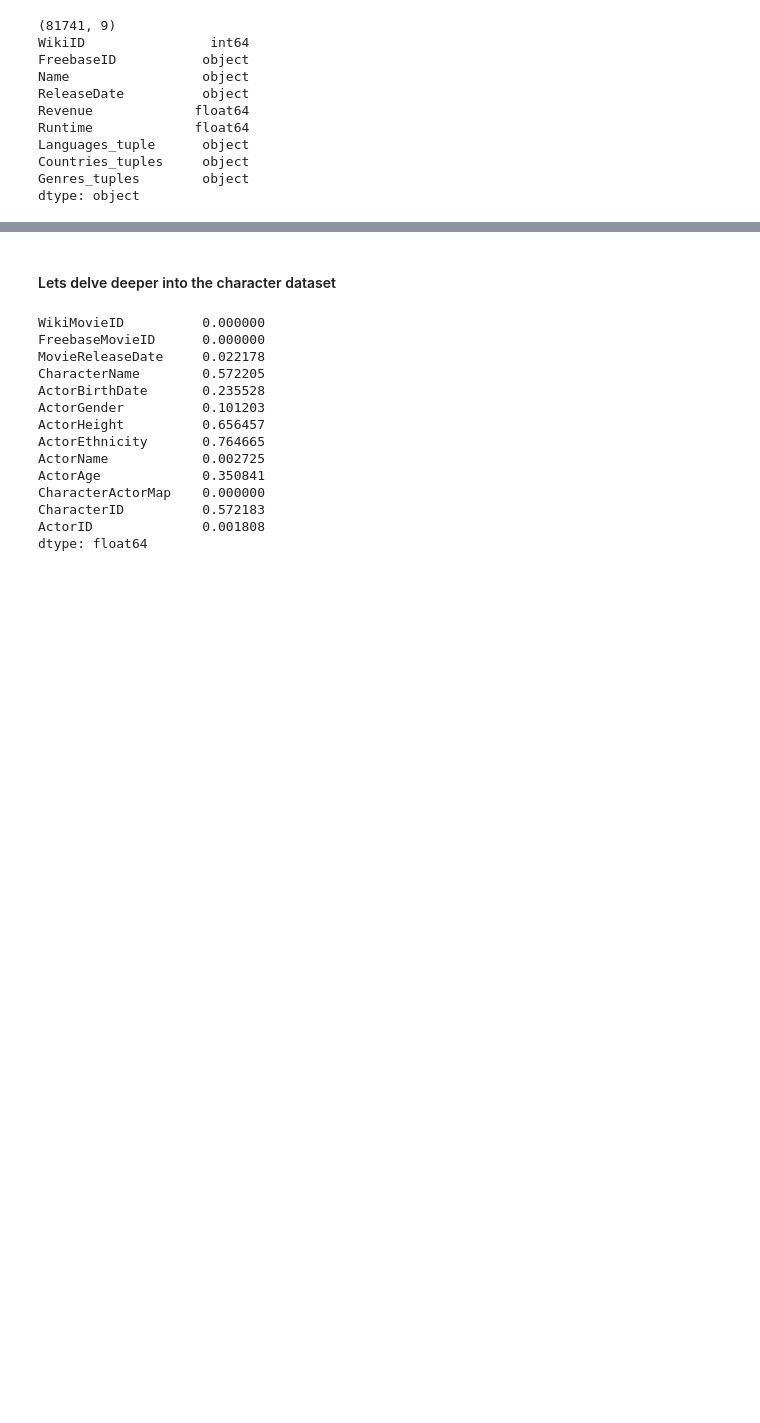
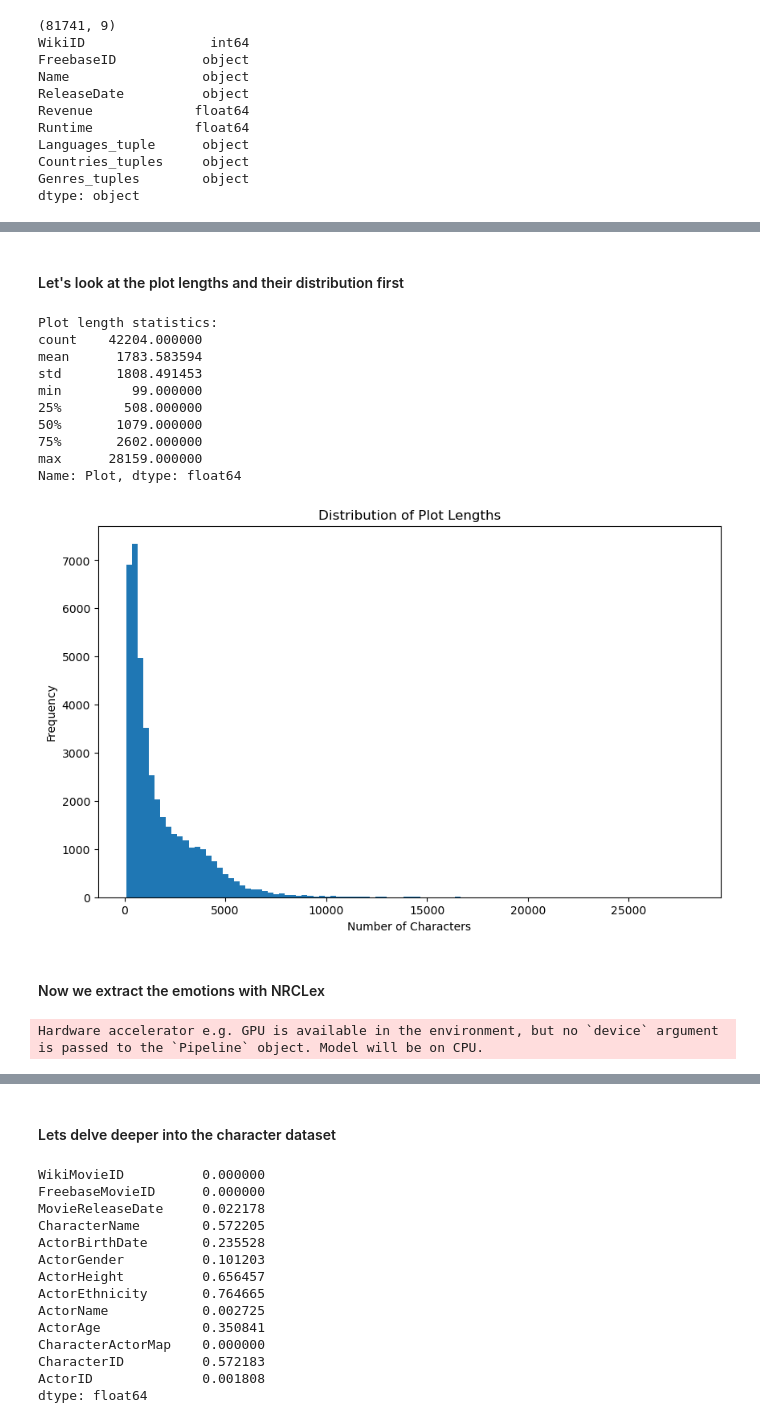
Before and after one commit to epfl-ada/ada-2024-project-phpjj1, a Jupyter notebook: src/scripts/initial_analysis.ipynb, the cells around one changed output, grey strips where cells are left out. Cells and saved outputs as stored; diff of their text form; code cells hidden in the pictures; blank space fills up the shorter version.

```diff
--- a/src/scripts/initial_analysis.ipynb
+++ b/src/scripts/initial_analysis.ipynb
@@ -1,10 +13,4 @@
 # %%
-import pandas as pd
-import numpy as np
-import matplotlib.pyplot as plt
-import seaborn as sns
-from datetime import datetime
-
 # Set to display all columns
 pd.set_option('display.max_columns', None)
 
@@ -12,8 +18,9 @@ pd.set_option('display.max_columns', None)
 pd.set_option('display.max_rows', 50)
 
 # Importing the movie dataset
-movie = pd.read_csv('../../data/MovieSummaries/movie.metadata.tsv', sep= '\t', header=None)
+movie = pd.read_csv(f'{PREFIX_PATH}/MovieSummaries/movie.metadata.tsv', sep= '\t', header=None)
 
+# Define the columns extracted from the data README.md file
 movie.columns = ['WikiID', 'FreebaseID', 'Name', 'ReleaseDate',
                      'Revenue', 'Runtime', 'Languages_tuple', 'Countries_tuples', 'Genres_tuples']
 movie.head()
@@ -101,0 +72,8 @@ plots.head()
+# %%
+# Drop column revenue, ignore errors so if the column is already dropped no error occurs
+movie = movie.drop(['Revenue'], axis=1,errors='ignore')
+# Replace missing runtime values with the mean
+mean_runtime = movie['Runtime'].mean()
+movie['Runtime'] = movie['Runtime'].fillna(value=mean_runtime)
+# Check result
+print((pd.isna(movie.iloc[:,:6]).sum()) / len(movie))
@@ -101,0 +271,36 @@ plots.head()
+# %% [markdown]
+#### Let's look at the plot lengths and their distribution first
+# %%
+# Calculate plot lengths and show distribution
+plot_lengths = movie_plot['Plot'].str.len().dropna()
+print("Plot length statistics:")
+print(plot_lengths.describe())
+
+# Visualization
+plt.figure(figsize=(10,6))
+plt.hist(plot_lengths, bins=100)
+plt.title('Distribution of Plot Lengths')
+plt.xlabel('Number of Characters')
+plt.ylabel('Frequency')
+plt.show()
+# %% [output]
+Plot length statistics:
+count    42204.000000
+mean      1783.583594
+std       1808.491453
+min         99.000000
+25%        508.000000
+50%       1079.000000
+75%       2602.000000
+max      28159.000000
+Name: Plot, dtype: float64
+[figure, added]
+# %% [markdown]
+#### Now we extract the emotions with NRCLex
+# %%
+# Import the created functions for emotion extraction
+import sys
+sys.path.append('../')
+from utils.emotion import get_emotions_nrclex, get_emotions_roberta
+# %% [output]
+Hardware accelerator e.g. GPU is available in the environment, but no `device` argument is passed to the `Pipeline` object. Model will be on CPU.
```
Also changed, not shown: parts of 87 cells of this notebook, 1 other file.
